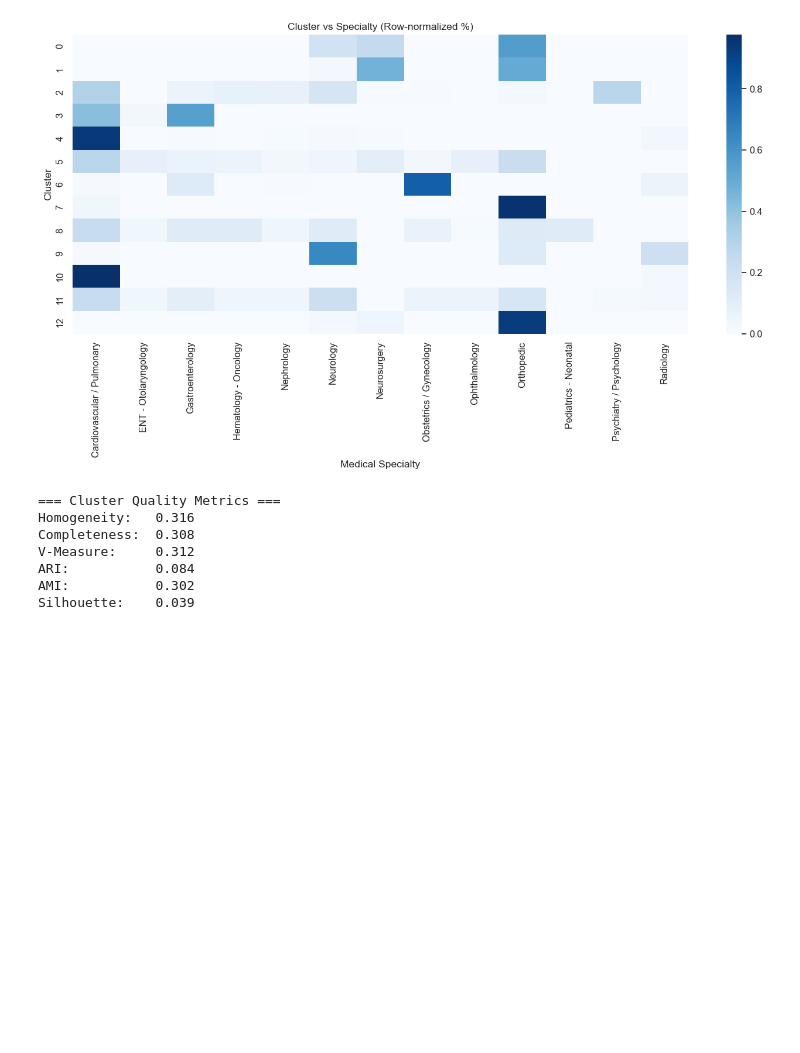
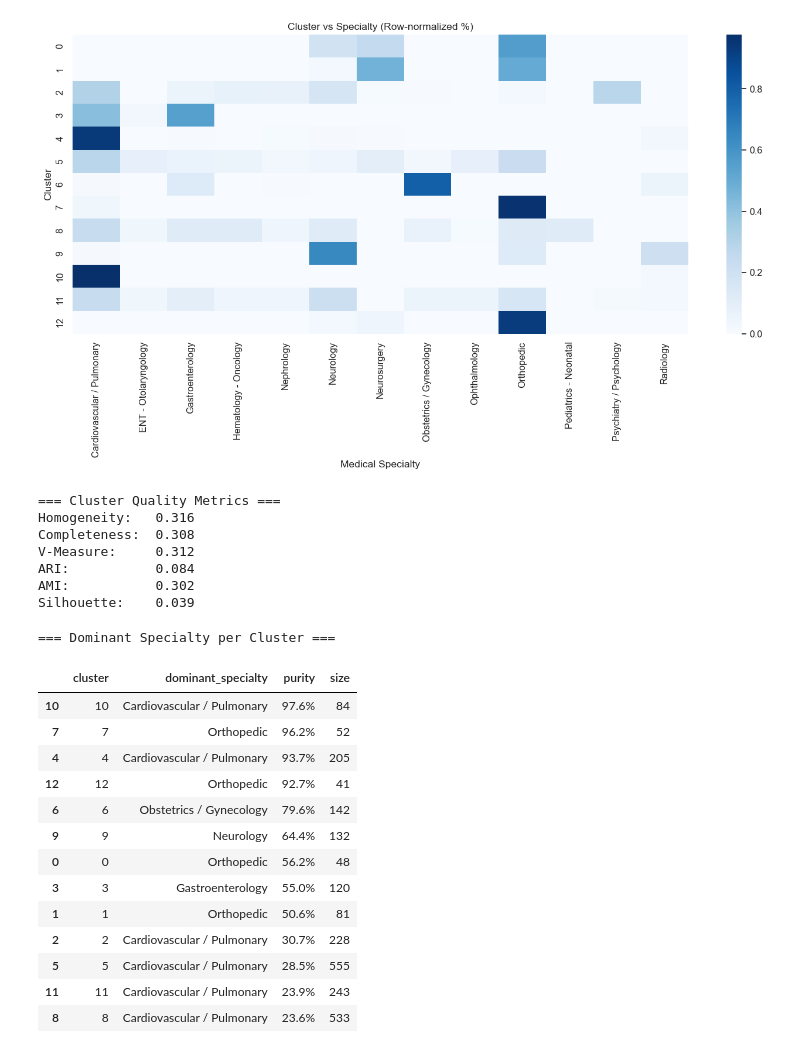
Before and after one commit to senumiminodya/axora-medarchive-solution, a Jupyter notebook: clustering_analysis.ipynb, the cells around one changed output. Saved outputs shown, nothing was run; the diff lists cells and outputs as text; code cells hidden in the pictures; blank space fills up the shorter version.

Commit message:
compute dominant specialty and purity for each cluster

```diff
--- a/clustering_analysis.ipynb
+++ b/clustering_analysis.ipynb
@@ -264,3 +264,33 @@ V-Measure:     0.312
 ARI:           0.084
 AMI:           0.302
 Silhouette:    0.039
+# %%
+# Find dominant specialty per cluster and purity (% of that specialty in the cluster)
+dominants = []
+for c in range(K):
+    counts = ct.loc[c]
+    top_spec = counts.idxmax()
+    purity = (counts.max() / counts.sum()) if counts.sum() > 0 else 0.0
+    dominants.append((c, top_spec, purity, int(counts.sum())))
+
+dominants_df = pd.DataFrame(dominants, columns=["cluster", "dominant_specialty", "purity", "size"])\
+                 .sort_values(by="purity", ascending=False)
+
+print("=== Dominant Specialty per Cluster ===")
+display(dominants_df.style.format({"purity": "{:.1%}"}))
+# %% [output]
+=== Dominant Specialty per Cluster ===
+|  | cluster | dominant_specialty | purity | size |
+| 10 | 10 | Cardiovascular / Pulmonary | 97.6% | 84 |
+| 7 | 7 | Orthopedic | 96.2% | 52 |
+| 4 | 4 | Cardiovascular / Pulmonary | 93.7% | 205 |
+| 12 | 12 | Orthopedic | 92.7% | 41 |
+| 6 | 6 | Obstetrics / Gynecology | 79.6% | 142 |
+| 9 | 9 | Neurology | 64.4% | 132 |
+| 0 | 0 | Orthopedic | 56.2% | 48 |
+| 3 | 3 | Gastroenterology | 55.0% | 120 |
+| 1 | 1 | Orthopedic | 50.6% | 81 |
+| 2 | 2 | Cardiovascular / Pulmonary | 30.7% | 228 |
+| 5 | 5 | Cardiovascular / Pulmonary | 28.5% | 555 |
+| 11 | 11 | Cardiovascular / Pulmonary | 23.9% | 243 |
+| 8 | 8 | Cardiovascular / Pulmonary | 23.6% | 533 |
```
